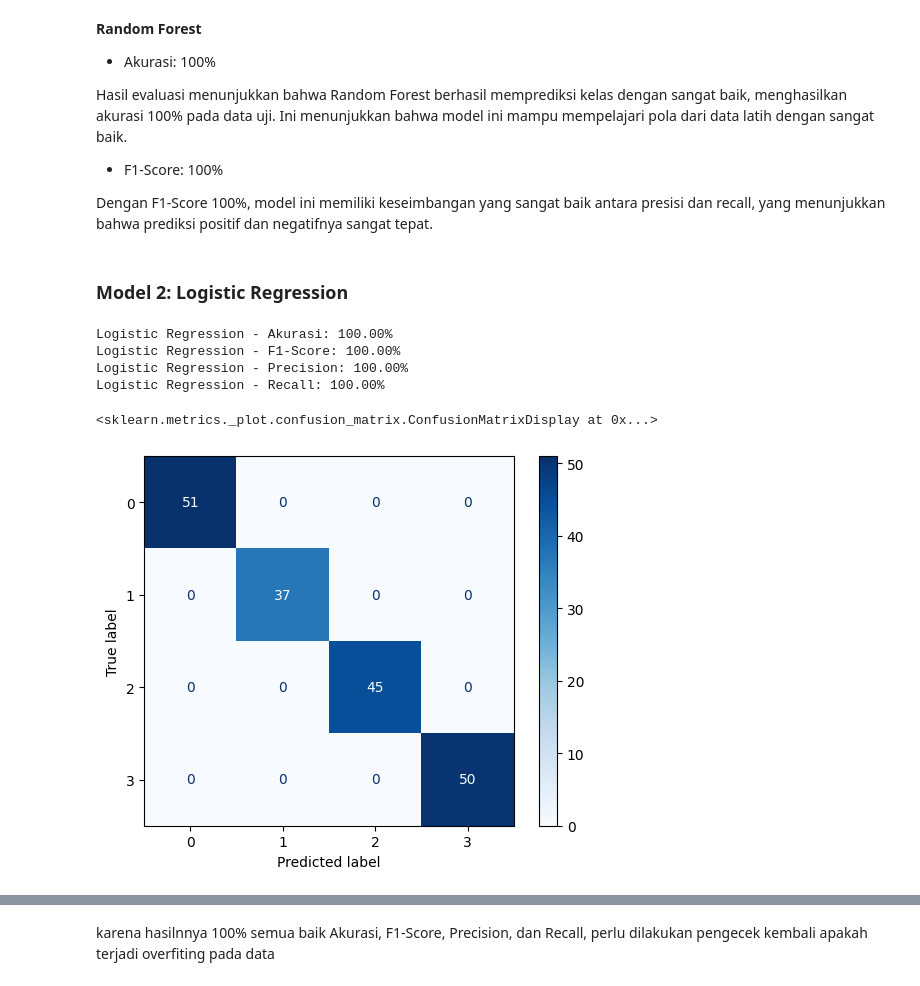
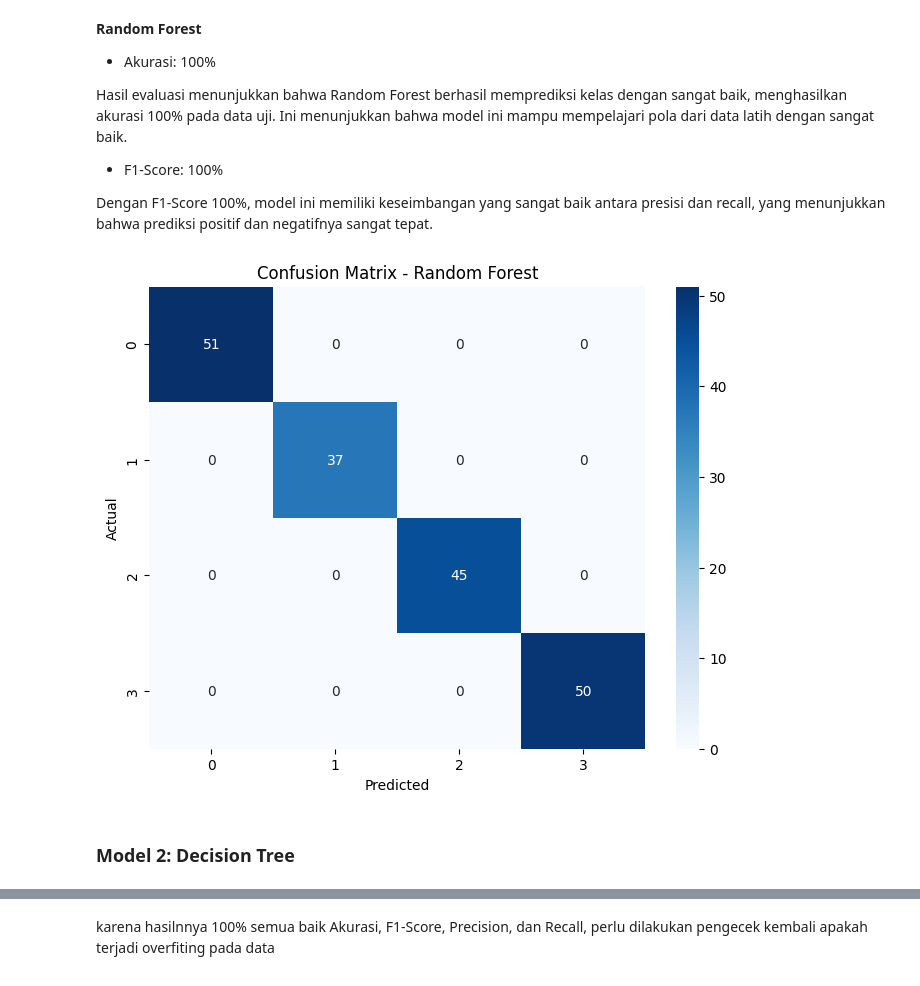
Before and after one commit to yoshioakio/Retail-Machine-learning, a Jupyter notebook: Klasifikasi_Retail.ipynb, the cells around one changed output, grey strips where cells are left out. Drawn from its saved outputs; the diff is of its cells as text; code cells hidden in the pictures.

```diff
--- a/Klasifikasi_Retail.ipynb
+++ b/Klasifikasi_Retail.ipynb
@@ -141,11 +176,12 @@ plt.show()
 # %% [markdown]
 ### Model 1: Random Forest
 # %%
-rf_model = RandomForestClassifier(n_estimators=100, random_state=42)
+X_train, X_test, y_train, y_test = train_test_split(X, y, test_size=0.2, random_state=42)
+rf_model = RandomForestClassifier(random_state=42)
 rf_model.fit(X_train, y_train)
 y_pred_rf = rf_model.predict(X_test)
-accuracy_rf = accuracy_score(y_test, y_pred_rf)
-print(f"Akurasi Random Forest: {accuracy_rf}")
+rf_accuracy = accuracy_score(y_test, y_pred_rf)
+print(f'Akurasi Random Forest: {rf_accuracy}')
 # %% [output]
 Akurasi Random Forest: 1.0
 # %% [markdown]
@@ -153,7 +189,7 @@ Akurasi Random Forest: 1.0
 # %%
-lr_model = LogisticRegression(random_state=42)
-lr_model.fit(X_train, y_train)
-y_pred_lr = lr_model.predict(X_test)
-accuracy_lr = accuracy_score(y_test, y_pred_lr)
-print(f"Akurasi Logistic Regression: {accuracy_lr}")
+dt_model = DecisionTreeClassifier(random_state=42)
+dt_model.fit(X_train, y_train)
+y_pred_dt = dt_model.predict(X_test)
+dt_accuracy = accuracy_score(y_test, y_pred_dt)
+print(f'Akurasi Decision Tree: {dt_accuracy}')
 # %% [output]
@@ -167,18 +203,3 @@ Berikut adalah **rekomendasi** tahapannya.
 3. Buat confusion matrix untuk melihat detail prediksi benar dan salah.
 # %% [markdown]
 ### Model 1: Random Forest
-# %%
-y_pred_rf = rf_model.predict(X_test)
-accuracy_rf = accuracy_score(y_test, y_pred_rf) * 100
-f1_rf = f1_score(y_test, y_pred_rf, average='weighted') * 100
-precision_rf = precision_score(y_test, y_pred_rf, average='weighted', zero_division=1) * 100
-recall_rf = recall_score(y_test, y_pred_rf, average='weighted', zero_division=1) * 100
-
-print(f"Random Forest - Akurasi: {accuracy_rf:.2f}%")
-print(f"Random Forest - F1-Score: {f1_rf:.2f}%")
-print(f"Random Forest - Precision: {precision_rf:.2f}%")
-print(f"Random Forest - Recall: {recall_rf:.2f}%")
-
-cm_rf = confusion_matrix(y_test, y_pred_rf)
-cm_display_rf = ConfusionMatrixDisplay(confusion_matrix=cm_rf, display_labels=rf_model.classes_)
-cm_display_rf.plot(cmap='Blues')
@@ -214,27 +236,17 @@ Hasil evaluasi menunjukkan bahwa Random Forest berhasil memprediksi kelas dengan
 - F1-Score: 100%
 
 Dengan F1-Score 100%, model ini memiliki keseimbangan yang sangat baik antara presisi dan recall, yang menunjukkan bahwa prediksi positif dan negatifnya sangat tepat.
+# %%
+cm_dt = confusion_matrix(y_test, y_pred_dt)
+cm_rf = confusion_matrix(y_test, y_pred_rf)
+
+plt.figure(figsize=(8, 6))
+sns.heatmap(cm_rf, annot=True, fmt='d', cmap='Blues', xticklabels=[0, 1, 2, 3], yticklabels=[0, 1, 2, 3])
+plt.title("Confusion Matrix - Random Forest")
+plt.xlabel("Predicted")
+plt.ylabel("Actual")
+plt.show()
+# %% [output]
+[figure, added]
 # %% [markdown]
-### Model 2: Logistic Regression
+### Model 2: Decision Tree
-# %%
-y_pred_lr = lr_model.predict(X_test)
-accuracy_lr = accuracy_score(y_test, y_pred_lr) * 100
-f1_lr = f1_score(y_test, y_pred_lr, average='weighted') * 100
-precision_lr = precision_score(y_test, y_pred_lr, average='weighted', zero_division=1) * 100
-recall_lr = recall_score(y_test, y_pred_lr, average='weighted', zero_division=1) * 100
-
-print(f"Logistic Regression - Akurasi: {accuracy_lr:.2f}%")
-print(f"Logistic Regression - F1-Score: {f1_lr:.2f}%")
-print(f"Logistic Regression - Precision: {precision_lr:.2f}%")
-print(f"Logistic Regression - Recall: {recall_lr:.2f}%")
-
-cm_lr = confusion_matrix(y_test, y_pred_lr)
-cm_display_lr = ConfusionMatrixDisplay(confusion_matrix=cm_lr, display_labels=lr_model.classes_)
-cm_display_lr.plot(cmap='Blues')
-# %% [output]
-Logistic Regression - Akurasi: 100.00%
-Logistic Regression - F1-Score: 100.00%
-Logistic Regression - Precision: 100.00%
-Logistic Regression - Recall: 100.00%
-<sklearn.metrics._plot.confusion_matrix.ConfusionMatrixDisplay at 0x...>
-[figure, removed]
```
Also changed, not shown: parts of 46 cells of this notebook, 1 other file.
